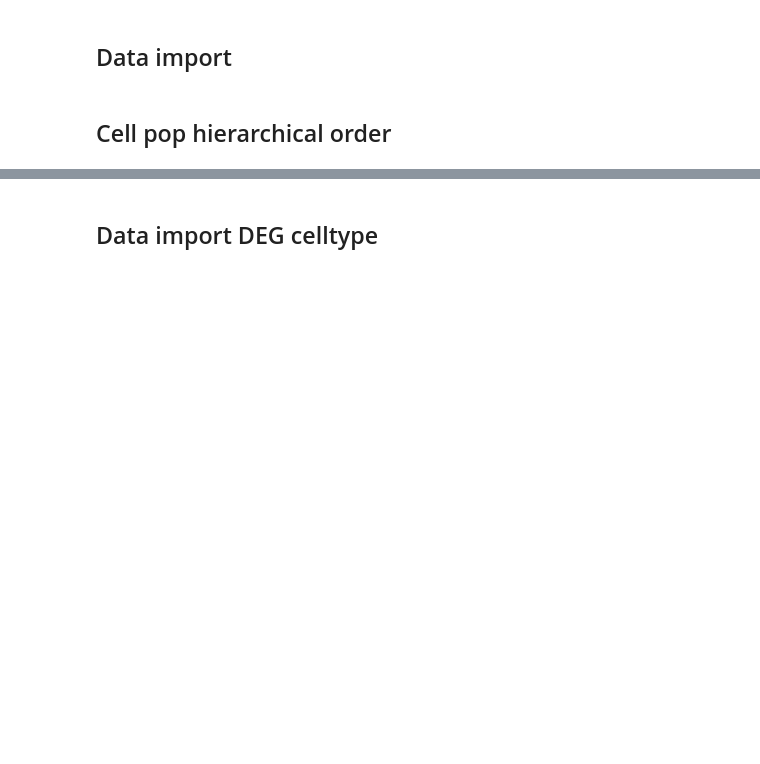
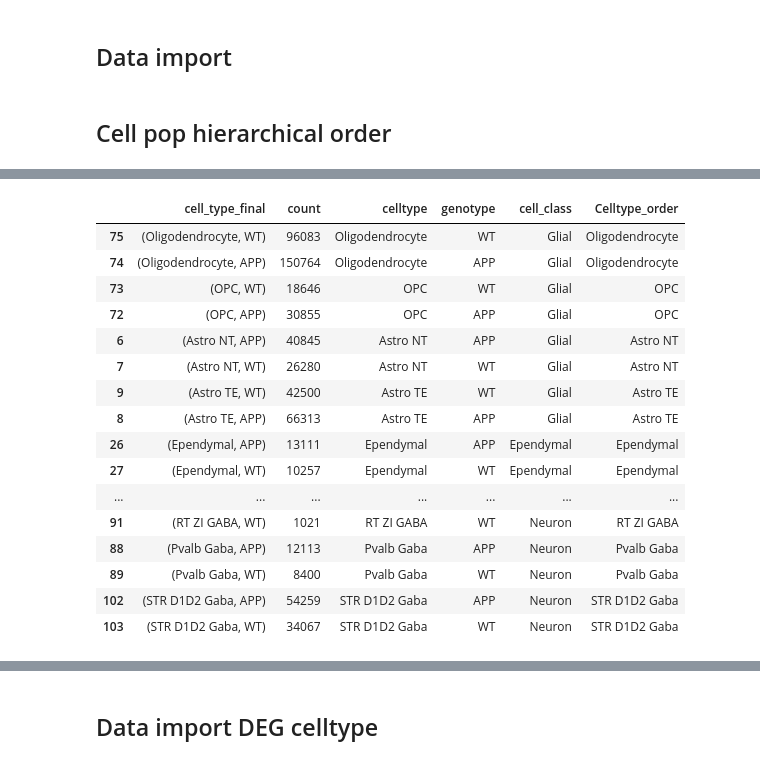
Before and after one commit to Carboneinerte/Pynda_ssc, a Jupyter notebook: v10D_Xenium_Downstream_Analysis_WIP.ipynb, the cells around one changed output, grey strips where cells are left out. Drawn from its saved outputs; the diff is of its cells as text; code cells hidden in the pictures; blank space fills up the shorter version.

```diff
--- a/v10D_Xenium_Downstream_Analysis_WIP.ipynb
+++ b/v10D_Xenium_Downstream_Analysis_WIP.ipynb
@@ -1452,4 +1503,24 @@ cell_pop.sort_values('Celltype_order', inplace= True)
 
 # grouped_sort = grouped.reindex(order_list)
 # grouped_sort
+# %%
+cell_pop
+# %% [output]
+|  | cell_type_final | count | celltype | genotype | cell_class | Celltype_order |
+| 75 | (Oligodendrocyte, WT) | 96083 | Oligodendrocyte | WT | Glial | Oligodendrocyte |
+| 74 | (Oligodendrocyte, APP) | 150764 | Oligodendrocyte | APP | Glial | Oligodendrocyte |
+| 73 | (OPC, WT) | 18646 | OPC | WT | Glial | OPC |
+| 72 | (OPC, APP) | 30855 | OPC | APP | Glial | OPC |
+| 6 | (Astro NT, APP) | 40845 | Astro NT | APP | Glial | Astro NT |
+| 7 | (Astro NT, WT) | 26280 | Astro NT | WT | Glial | Astro NT |
+| 9 | (Astro TE, WT) | 42500 | Astro TE | WT | Glial | Astro TE |
+| 8 | (Astro TE, APP) | 66313 | Astro TE | APP | Glial | Astro TE |
+| 26 | (Ependymal, APP) | 13111 | Ependymal | APP | Ependymal | Ependymal |
+| 27 | (Ependymal, WT) | 10257 | Ependymal | WT | Ependymal | Ependymal |
+| ... | ... | ... | ... | ... | ... | ... |
+| 91 | (RT ZI GABA, WT) | 1021 | RT ZI GABA | WT | Neuron | RT ZI GABA |
+| 88 | (Pvalb Gaba, APP) | 12113 | Pvalb Gaba | APP | Neuron | Pvalb Gaba |
+| 89 | (Pvalb Gaba, WT) | 8400 | Pvalb Gaba | WT | Neuron | Pvalb Gaba |
+| 102 | (STR D1D2 Gaba, APP) | 54259 | STR D1D2 Gaba | APP | Neuron | STR D1D2 Gaba |
+| 103 | (STR D1D2 Gaba, WT) | 34067 | STR D1D2 Gaba | WT | Neuron | STR D1D2 Gaba |
 # %%
```
Also changed, not shown: parts of 8 cells of this notebook, 1 other file.
